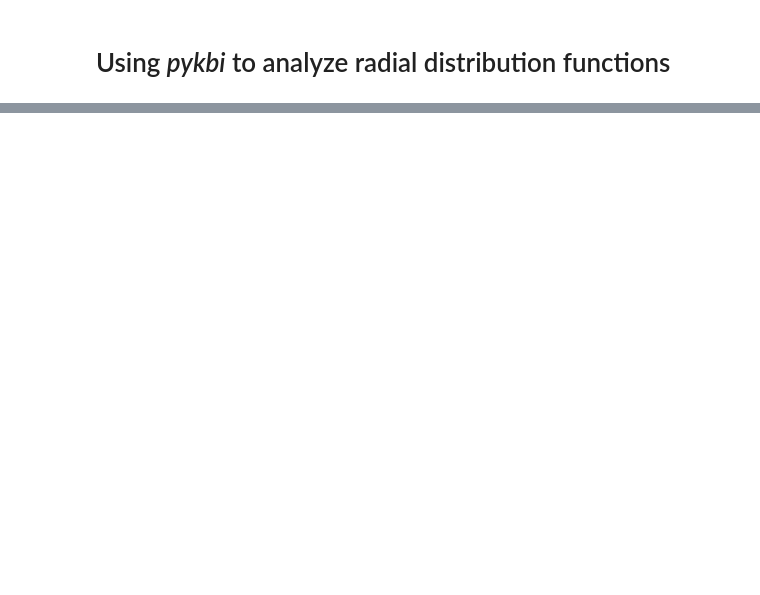
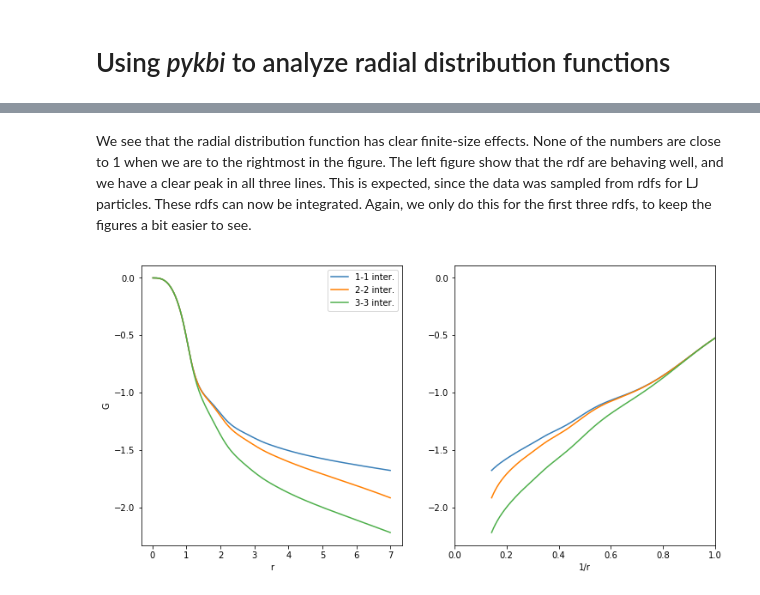
Before and after one commit to sondresc/pykbi, a Jupyter notebook: docs/pykbi.ipynb, the cells around one changed output, grey strips where cells are left out. Drawn from its saved outputs; the diff is of its cells as text; code cells hidden in the pictures; blank space fills up the shorter version.

Commit message:
checked, and should work
has added more samples, and the module is fully functional

```diff
--- a/docs/pykbi.ipynb
+++ b/docs/pykbi.ipynb
@@ -83,10 +2,0 @@ We can already here demonstrate how the integration takes place. The rdf has not
-# %%
-fig = plt.figure(figsize=(6,6))
-ax = fig.add_subplot(1, 1, 1)
-
-for i in range(6):
-    rdf1_list[i].Integrate("closed")
-    rdf1_list[i].PlotKBIInverse(ax)
-
-ax.set_xlim(0,1.0)
-plt.show()
@@ -124,0 +86,20 @@ The van der Vegt correction can be found in the pykbi.fscorr package. It require
+# %% [markdown]
+We see that the radial distribution function has clear finite-size effects. None of the numbers are close to 1 when we are to the rightmost in the figure. The left figure show that the rdf are behaving well, and we have a clear peak in all three lines. This is expected, since the data was sampled from rdfs for LJ particles. These rdfs can now be integrated. Again, we only do this for the first three rdfs, to keep the figures a bit easier to see.
+# %%
+fig = plt.figure(figsize=(12,6))
+ax1 = fig.add_subplot(1, 2, 1)
+ax2 = fig.add_subplot(1, 2, 2)
+
+for i in range(3):
+    rdf1_list[i].Integrate()
+    rdf1_list[i].PlotKBIInverse(ax2, rdf_visuals[i])
+    rdf1_list[i].PlotKBI(ax1, rdf_visuals[i])
+
+ax1.set_xlabel("r")
+ax2.set_xlabel("1/r")
+ax1.set_ylabel("G")
+ax1.legend(loc="best")
+ax2.set_xlim(0,1.0)
+plt.show()
+# %% [output]
+[figure, added]
```
Also changed, not shown: parts of 44 cells of this notebook, 6 other files.
